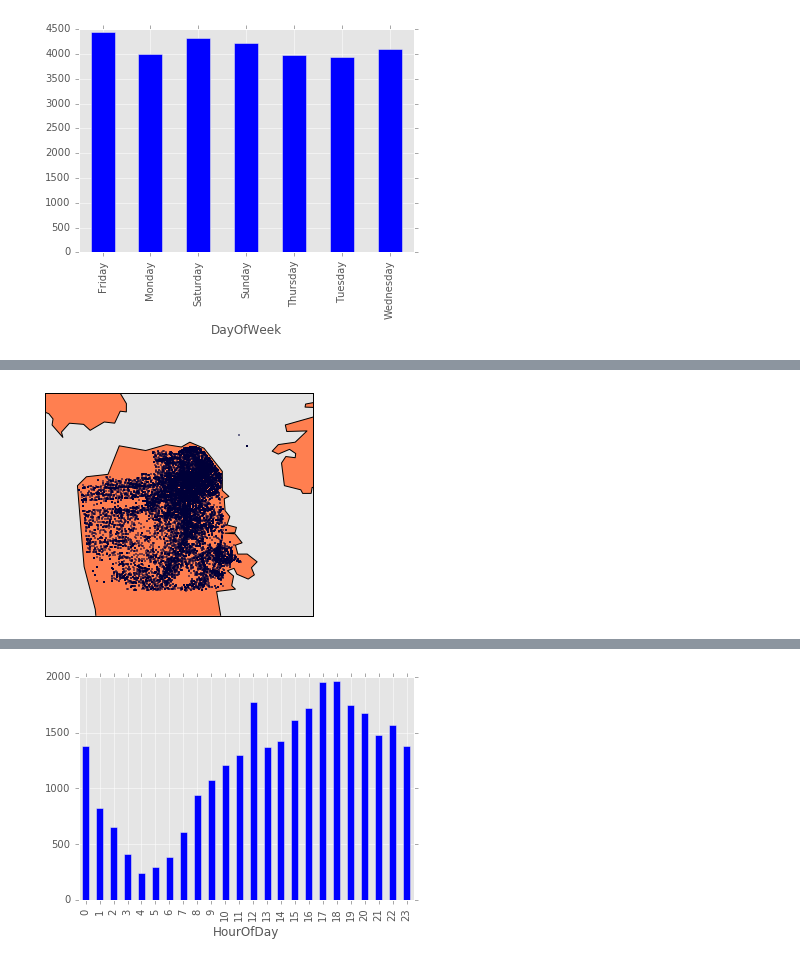
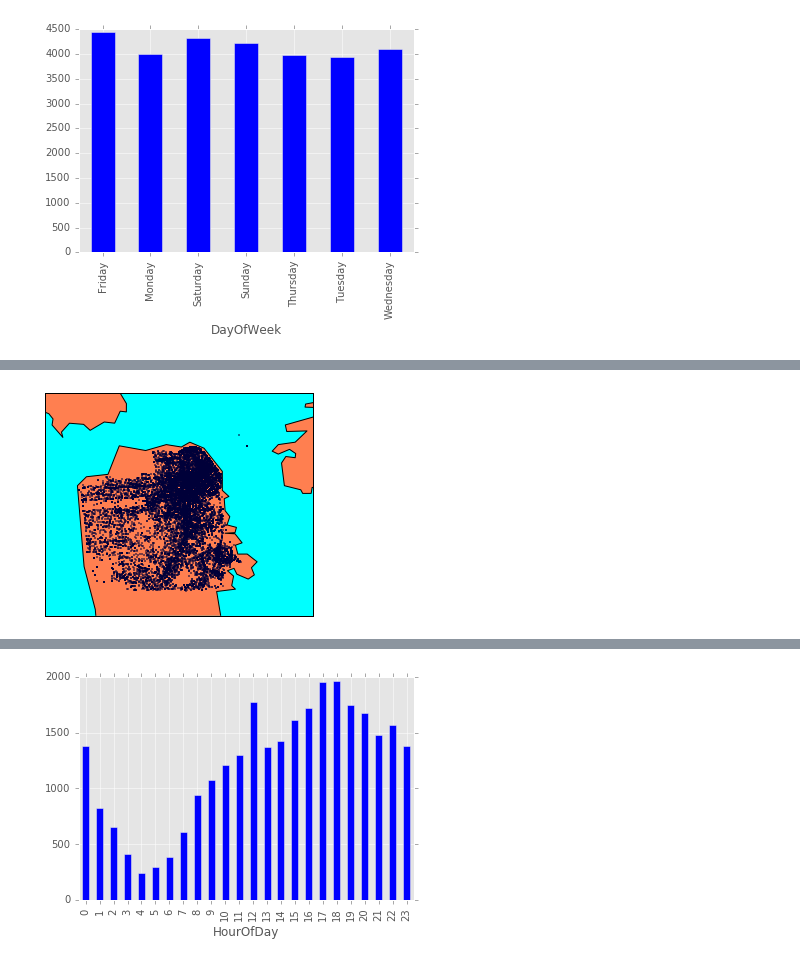
Before and after one commit to a-d-i/dssfodata, a Jupyter notebook: sfocrimeanalysis.ipynb, the cells around one changed output, grey strips where cells are left out. Saved outputs shown, nothing was run; the diff lists cells and outputs as text; code cells hidden in the pictures.

```diff
--- a/sfocrimeanalysis.ipynb
+++ b/sfocrimeanalysis.ipynb
@@ -33,29 +40,29 @@ df.groupby('DayOfWeek').size().plot(kind='bar');
 # %%
 map = Basemap(projection='merc',lat_0="37.75",lon_0="-122.4",
               llcrnrlon=-122.544029, llcrnrlat=37.690470,
               urcrnrlon=-122.306451, urcrnrlat=37.846792,
               resolution = 'h')
 
 def get_lat(row):
     b = re.split("[,)( ]", row.Location)
     return b[1]
 
 def get_lon(row):
     b = re.split("[,)( ]", row.Location)
     return b[3]
 
 df.lat = df.apply(lambda row: get_lat(row), axis=1)
 df.lon = df.apply(lambda row: get_lon(row), axis=1)
 
 arr1 = np.array(df.lon.astype(float))
 arr2 = np.array(df.lat.astype(float))
 
 x, y = map(arr1, arr2)
 
 map.drawcoastlines();
 map.fillcontinents(color = 'coral');
-map.drawmapboundary();
+map.drawmapboundary(fill_color='aqua');
 
 map.plot(x, y,'bo',markersize=1);
 # %% [output]
-[figure, old version]
+[figure, new version]
```
Also changed, not shown: parts of 11 cells of this notebook.
